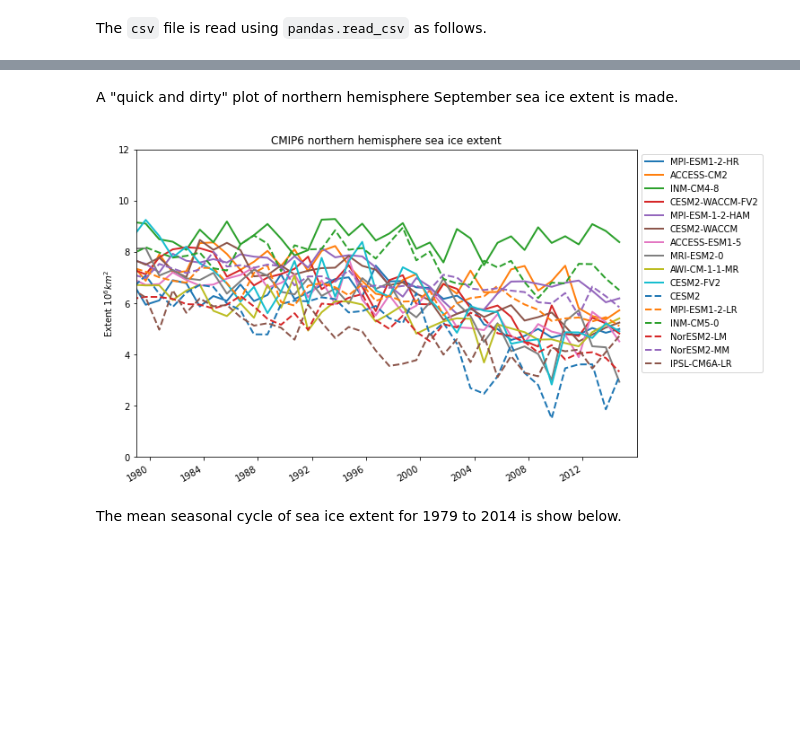
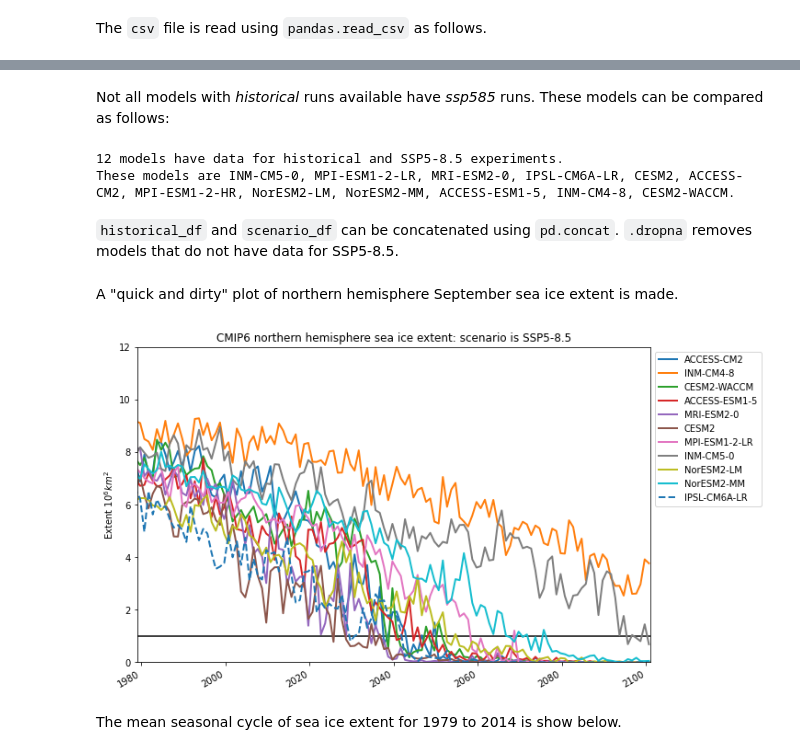
Before and after one commit to andypbarrett/cmip6, a Jupyter notebook: notebooks/process_and_plot_siextentn.ipynb, the cells around one changed output, grey strips where cells are left out. Cells and saved outputs as stored; diff of their text form; code cells hidden in the pictures; blank space fills up the shorter version.

```diff
--- a/notebooks/process_and_plot_siextentn.ipynb
+++ b/notebooks/process_and_plot_siextentn.ipynb
@@ -97,12 +97,13 @@ import warnings
 warnings.simplefilter("ignore")  # Brute force way to ignore RuntimeWarning about converting from noleap calendar
 
 series = []
-for m in models:
-    ds = read_ensemble(m)
-    ts = dataset2timeseries(ds)
-    ts.name = m
+for model, filelist in catalog.items():
+    ds = munge.read_ensemble(filelist)
+    ts = munge.dataset2timeseries(ds[VARIABLE])
+    ts.name = model
     series.append(ts)
 warnings.simplefilter("default")  # Turn warnings back on
 
 df = pd.concat(series, axis=1)
-df.to_csv(os.path.join(DATADIR, 'siextentn', 'SImon', 'siextentn.SImon.CMIP6.historical.csv'))
+#df.to_csv(os.path.join(DATADIR, 'siextentn', 'SImon', 'siextentn.SImon.CMIP6.historical.csv'))
+df.head()
@@ -109,9 +117,9 @@ df.to_csv(os.path.join(DATADIR, 'siextentn', 'SImon', 'siextentn.SImon.CMIP6.his
 # %% [markdown]
 The `csv` file is read using `pandas.read_csv` as follows.
 # %%
-df = pd.read_csv(os.path.join(DATADIR, 'siextentn', 'SImon', 'siextentn.SImon.CMIP6.historical.csv'),
+historical_df = pd.read_csv(os.path.join(DATADIR, 'siextentn', 'SImon', 'siextentn.SImon.CMIP6.historical.csv'),
                  index_col=0, header=0, parse_dates=True)
-df.head()
+historical_df.head()
 # %% [output]
 |  | MPI-ESM1-2-HR | ACCESS-CM2 | INM-CM4-8 | CESM2-WACCM-FV2 | MPI-ESM-1-2-HAM | CESM2-WACCM | ACCESS-ESM1-5 | ... |
 | 1850-01-15 | 14.524994 | 15.400951 | 16.555944 | 14.800295 | 13.759284 | 14.373685 | 14.901051 | ... |
@@ -121,0 +132,4 @@ df.head()
+# %%
+scenario_df = pd.read_csv(os.path.join(DATADIR, 'siextentn', 'SImon', 'siextentn.SImon.CMIP6.ssp585.csv'),
+                          index_col=0, header=0, parse_dates=True)
+scenario_df.head()
@@ -122,20 +143,36 @@ df.head()
+# %% [markdown]
+Not all models with _historical_ runs available have _ssp585_ runs.  These models can be compared as follows:
+# %%
+hist_set = set(historical_df.columns)
+scen_set = set(scenario_df.columns)
+joint_set = hist_set.intersection(scen_set)
+print(f"{len(joint_set)} models have data for historical and SSP5-8.5 experiments.")
+print(f"These models are {', '.join(joint_set)}.")
+# %% [output]
+12 models have data for historical and SSP5-8.5 experiments.
+These models are INM-CM5-0, MPI-ESM1-2-LR, MRI-ESM2-0, IPSL-CM6A-LR, CESM2, ACCESS-CM2, MPI-ESM1-2-HR, NorESM2-LM, NorESM2-MM, ACCESS-ESM1-5, INM-CM4-8, CESM2-WACCM.
+# %% [markdown]
+`historical_df` and `scenario_df` can be concatenated using `pd.concat`.  `.dropna` removes models that do not have data for SSP5-8.5.
+# %%
+concat_df = pd.concat([historical_df, scenario_df]).dropna(axis=1)
 # %% [markdown]
 A "quick and dirty" plot of northern hemisphere September sea ice extent is made.
 # %%
 # Make color and symbols for models
 it = itertools.product(['-', '--'], mcolors.TABLEAU_COLORS)
 style, color = zip(*[next(it) for i in range(df.shape[1])])
 
 fig, ax = plt.subplots(figsize=(10, 7))
-df[df.index.month == 9].plot(ax = ax, linewidth=2, style=list(style), color=list(color))
+concat_df[concat_df.index.month == 9].plot(ax = ax, linewidth=2, style=list(style), color=list(color))
 ax.set_ylim(0, 12)
-ax.set_xlim('1979-01-01', '2015-12-31');
-ax.set_title("CMIP6 northern hemisphere sea ice extent")
+ax.set_xlim('1979-01-01', '2100-12-31');
+ax.set_title("CMIP6 northern hemisphere sea ice extent: scenario is SSP5-8.5")
 ax.set_ylabel("Extent $10^6 km^2$");
 ax.legend(loc="upper left", bbox_to_anchor=(1,1))
-fig.savefig(os.path.join(DATADIR, 'siextentn', 'SImon', 'siextentn.SImon.CMIP6.historical.png'))
+ax.axhline(1., c='k', zorder=1)
+fig.savefig(os.path.join(DATADIR, 'siextentn', 'SImon', 'siextentn.SImon.CMIP6.historical_and_ssp585.png'))
 # %% [output]
-[figure, old version]
+[figure, new version]
 # %% [markdown]
 The mean seasonal cycle of sea ice extent for 1979 to 2014 is show below.
 # %%
```
Also changed, not shown: parts of 13 cells of this notebook.
